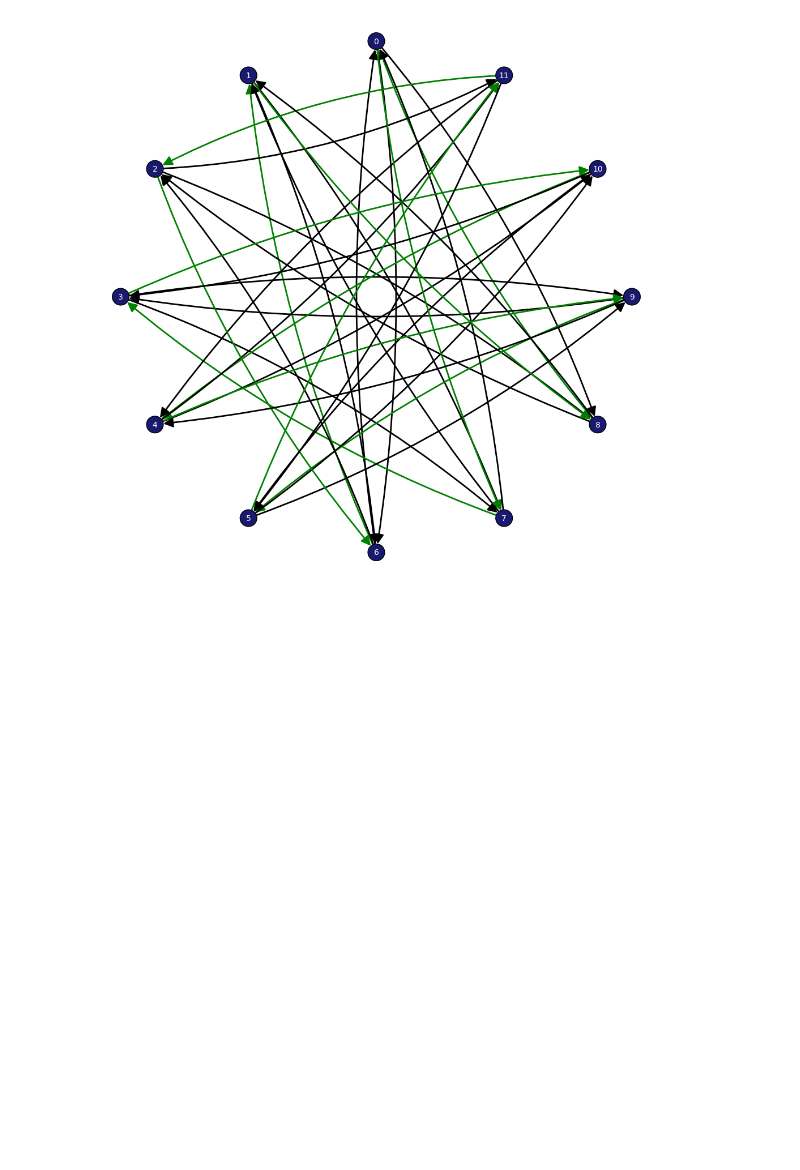
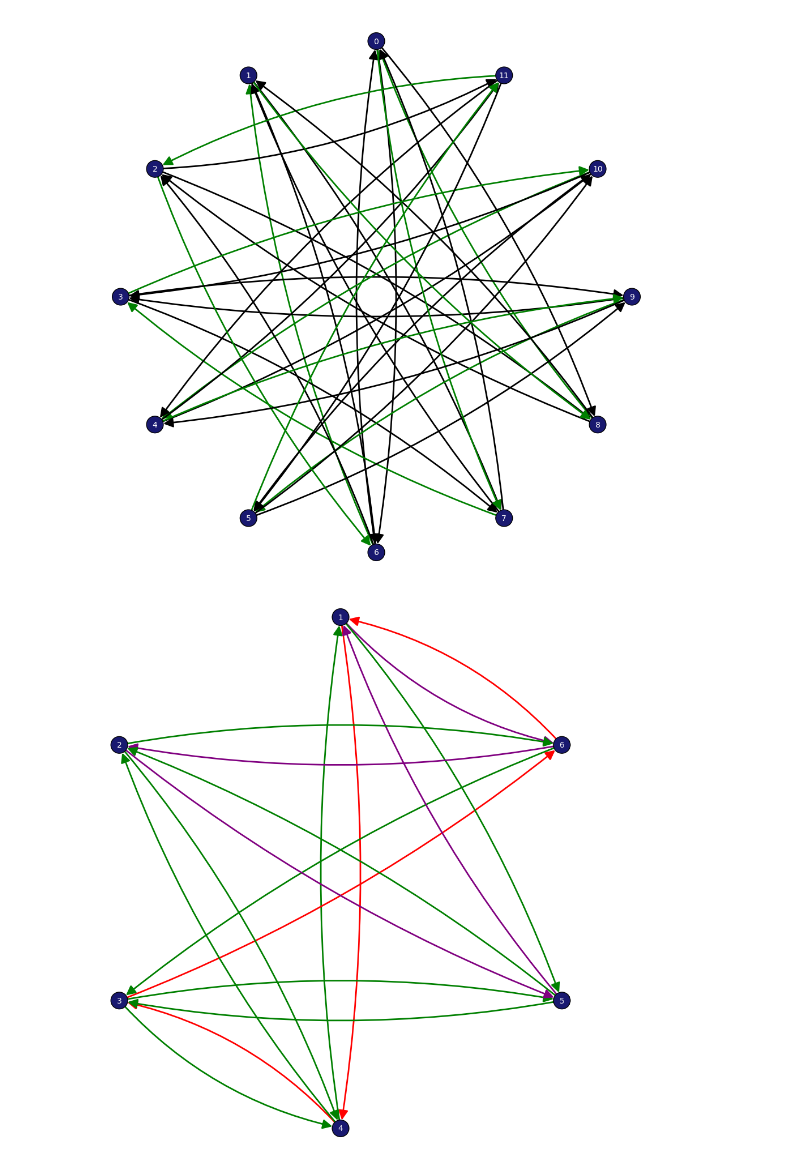
Before and after one commit to SanderGi/Genus, a Jupyter notebook: CalcGenus/verifyEmbedding.ipynb, the cells around one changed output. Cells and saved outputs as stored; diff of their text form; code cells hidden in the pictures; blank space fills up the shorter version.

```diff
--- a/CalcGenus/verifyEmbedding.ipynb
+++ b/CalcGenus/verifyEmbedding.ipynb
@@ -261,3 +261,72 @@ for i, c in enumerate(solution):
 [figure]
 [figure]
 [figure]
+# %%
+def is_in_cycle(e, cycle):
+    i_s = [i for i, x in enumerate(cycle) if x == e[0]]
+    j_s = [i for i, x in enumerate(cycle) if x == e[1]]
+
+    for i in i_s:
+        for j in j_s:
+            if i + 1 == j or (i == len(cycle) - 2 and j == 0):
+                return True
+    return False
+
+G = graphs.CompleteBipartiteGraph(3,3)
+old_labels = G.vertices()
+new_labels = list(range(1, len(old_labels)+1))
+label_map = dict(zip(old_labels, new_labels))
+G = G.relabel(label_map, inplace=False)
+g_directed = G.to_directed()
+g_directed.layout()
+pos = g_directed.get_pos()
+solution = [
+    [2, 5, 1, 6, 2],
+    [6, 1, 4, 3, 6],
+    [5, 2, 4, 1, 5, 3, 4, 2, 6, 3, 5]
+]
+for e in g_directed.edges():
+    g_directed.set_edge_label(e[0], e[1], 0)
+    for i, c in enumerate(solution):
+        if is_in_cycle(e, c):
+            g_directed.set_edge_label(e[0], e[1], i + 2)
+
+g_directed.set_pos(pos)
+
+p = g_directed.plot(
+    edge_colors=g_directed._color_by_label({
+        0: "black",
+        1: "blue",
+        2: "purple",
+        3: "red",
+        4: "green",
+        5: "orange",
+        6: "yellow",
+        7: "brown",
+        8: "pink",
+        9: "cyan",
+        10: "magenta",
+        11: "grey",
+        12: "lightblue",
+        13: "lightgreen",
+        14: "teal",
+        15: 'salmon',
+        16: 'navy',
+        17: 'gold',
+        18: 'lime',
+        19: 'indigo',
+        20: 'maroon',
+        21: 'olive',
+    }),
+    vertex_size=70,
+    vertex_color="midnightblue",
+    transparent=True,
+    pos=pos,
+    layout='circular',
+)
+for object in p._objects:
+    if isinstance(object, sage.plot.text.Text):
+        object._options['rgbcolor'] = (1, 1, 1)
+p.show(figsize=(10, 10))
+# %% [output]
+[figure, added]
```
Also changed, not shown: 16 other files.
